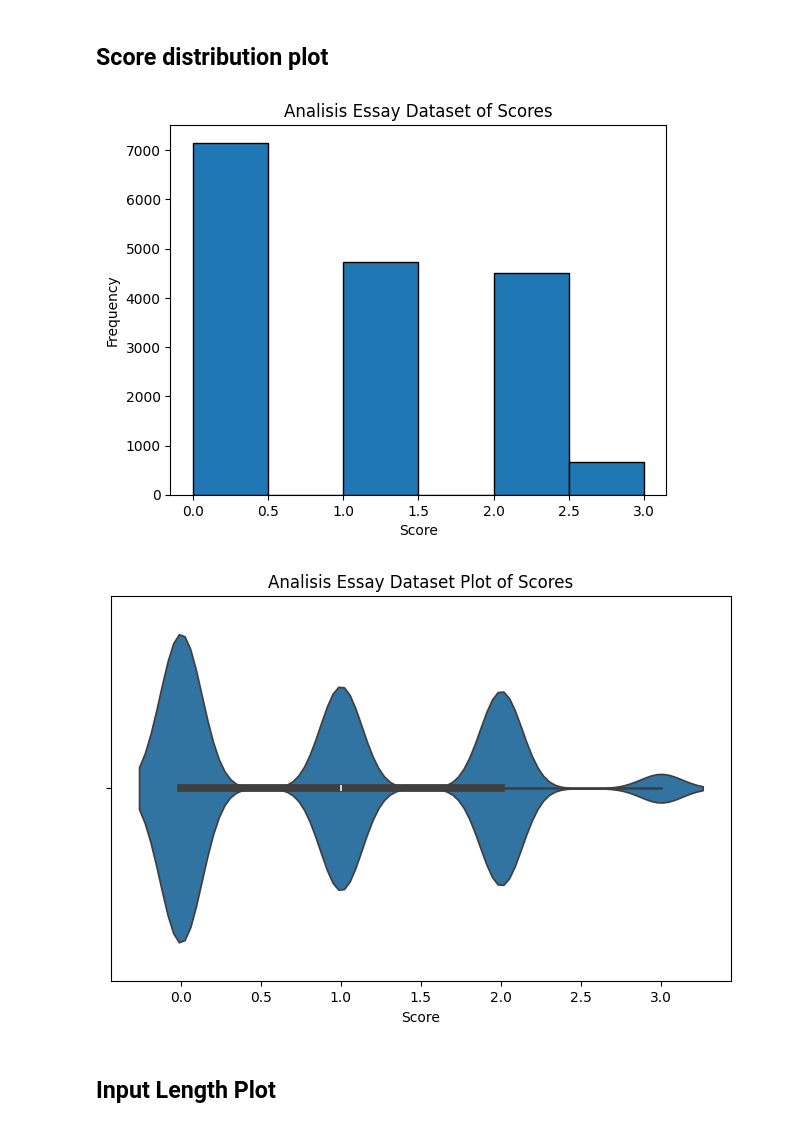
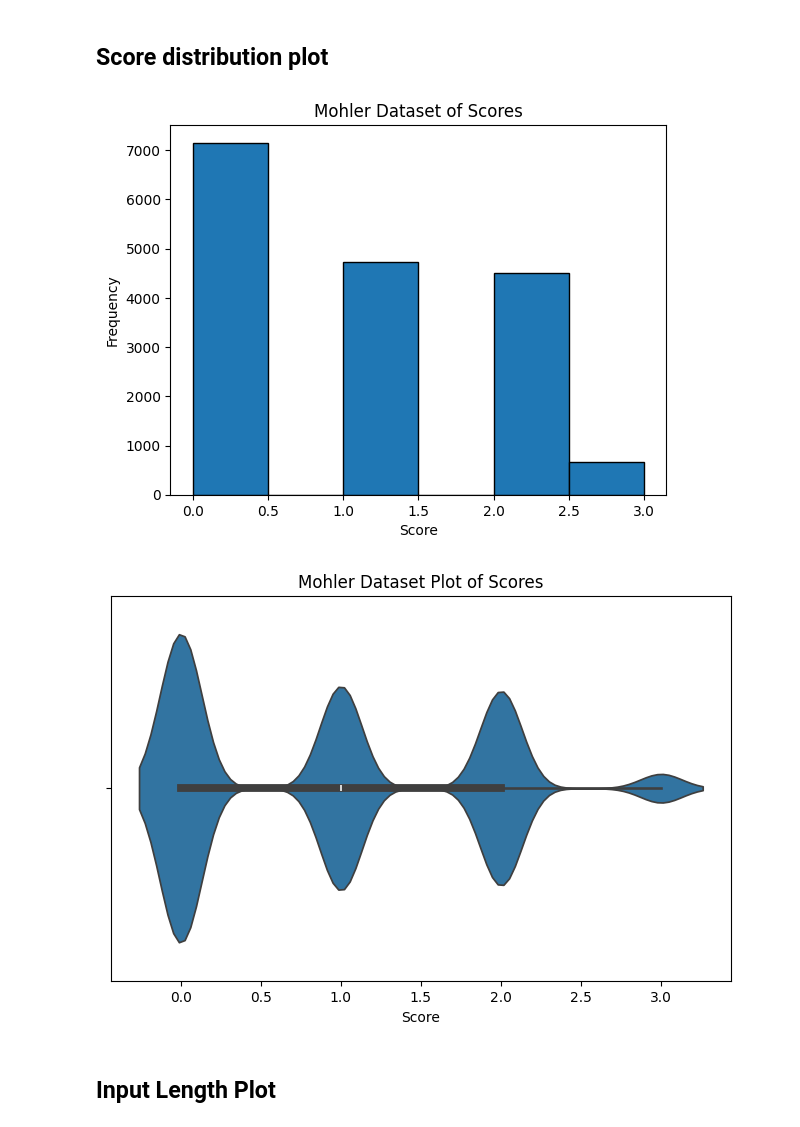
Before and after one commit to bwbayu/llm_aes, a Jupyter notebook: eda/eda_asap.ipynb, the cells around one changed output. Cells and saved outputs as stored; diff of their text form; code cells hidden in the pictures.

Commit message:
merge aes dataset

```diff
--- a/eda/eda_asap.ipynb
+++ b/eda/eda_asap.ipynb
@@ -52,18 +52,18 @@ asap_df.shape
 ## Score distribution plot
 # %%
 plt.hist(asap_df['avg_score'], bins=6, edgecolor='black')
-plt.title('Analisis Essay Dataset of Scores')
+plt.title('Mohler Dataset of Scores')
 plt.xlabel('Score')
 plt.ylabel('Frequency')
 plt.show()
 plt.figure(figsize=(8, 5))
 sns.violinplot(x=asap_df['avg_score'])
-plt.title('Analisis Essay Dataset Plot of Scores')
+plt.title('Mohler Dataset Plot of Scores')
 plt.xlabel('Score')
 plt.show()
 # %% [output]
-[figure, old version]
+[figure, new version]
-[figure, old version]
+[figure, new version]
 # %% [markdown]
 ## Input Length Plot
 # %%
```
Also changed, not shown: 7 other files.
